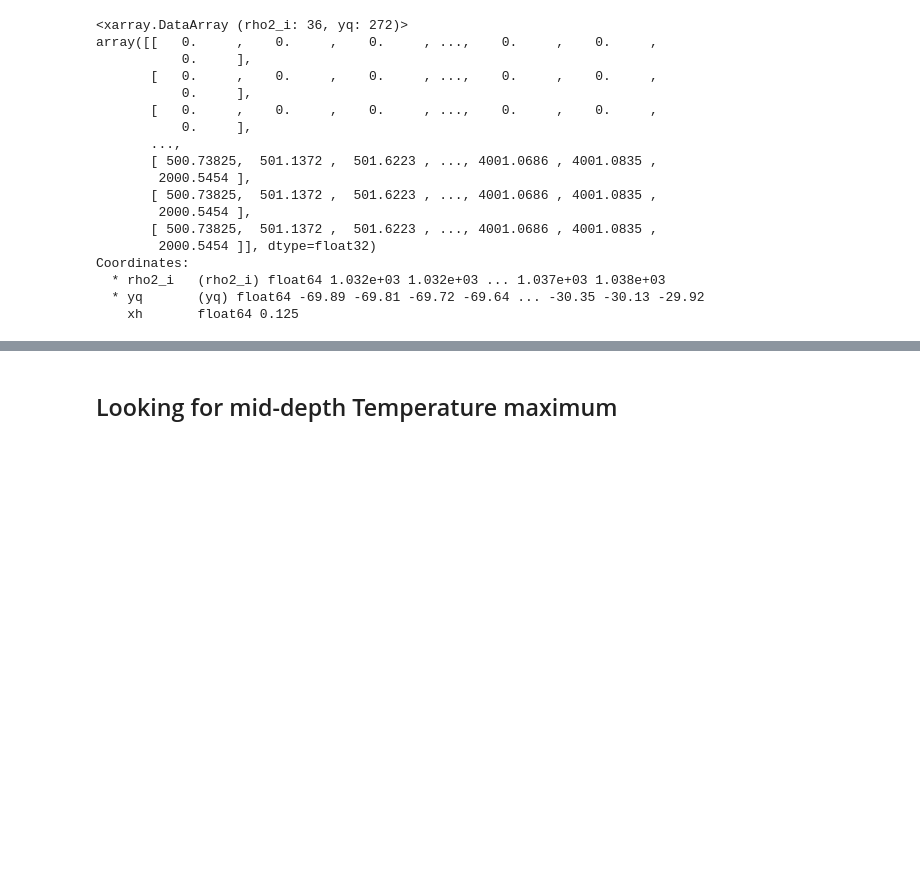
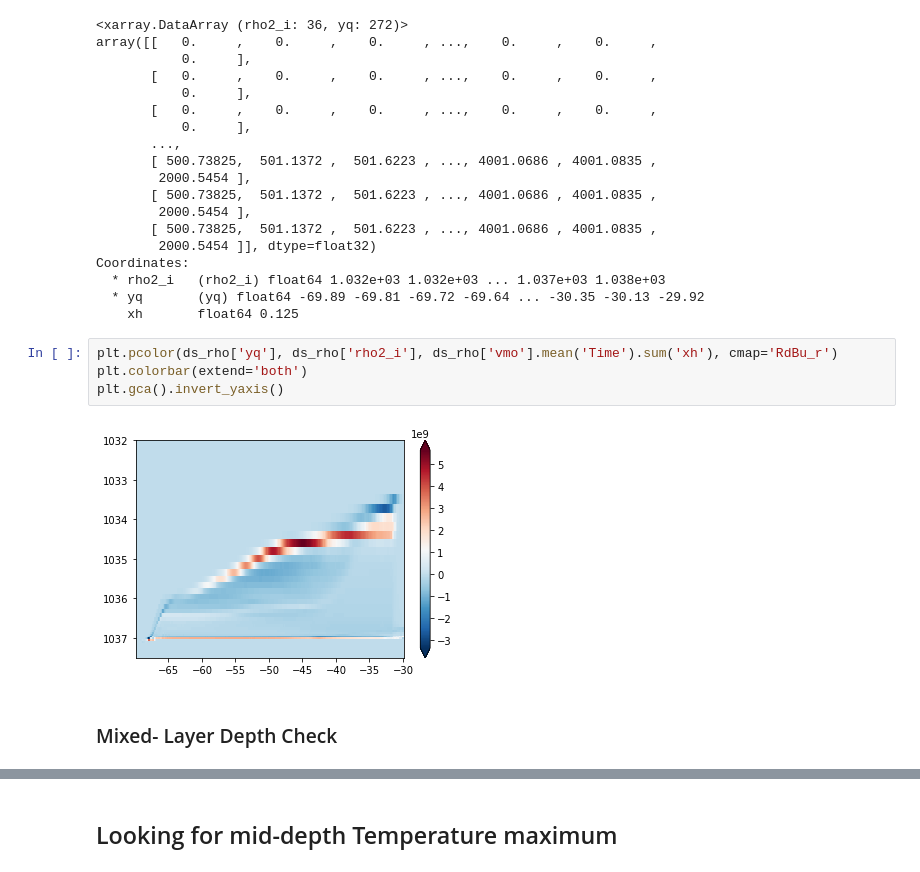
Before and after one commit to hmkhatri/MOM6-Channel-Southern-Ocean, a Jupyter notebook: Analysis/TS_025_Test.ipynb, the cells around one changed output, grey strips where cells are left out. Saved outputs shown, nothing was run; the diff lists cells and outputs as text; blank space fills up the shorter version.

Commit message:
Check on Overturning

```diff
--- a/Analysis/TS_025_Test.ipynb
+++ b/Analysis/TS_025_Test.ipynb
@@ -664,3 +655,11 @@ Coordinates:
   * rho2_i   (rho2_i) float64 1.032e+03 1.032e+03 ... 1.037e+03 1.038e+03
   * yq       (yq) float64 -69.89 -69.81 -69.72 -69.64 ... -30.35 -30.13 -29.92
     xh       float64 0.125
+# %%
+plt.pcolor(ds_rho['yq'], ds_rho['rho2_i'], ds_rho['vmo'].mean('Time').sum('xh'), cmap='RdBu_r')
+plt.colorbar(extend='both')
+plt.gca().invert_yaxis()
+# %% [output]
+[figure, added]
+# %% [markdown]
+### Mixed- Layer Depth Check
```
Also changed, not shown: parts of 7 cells of this notebook.
